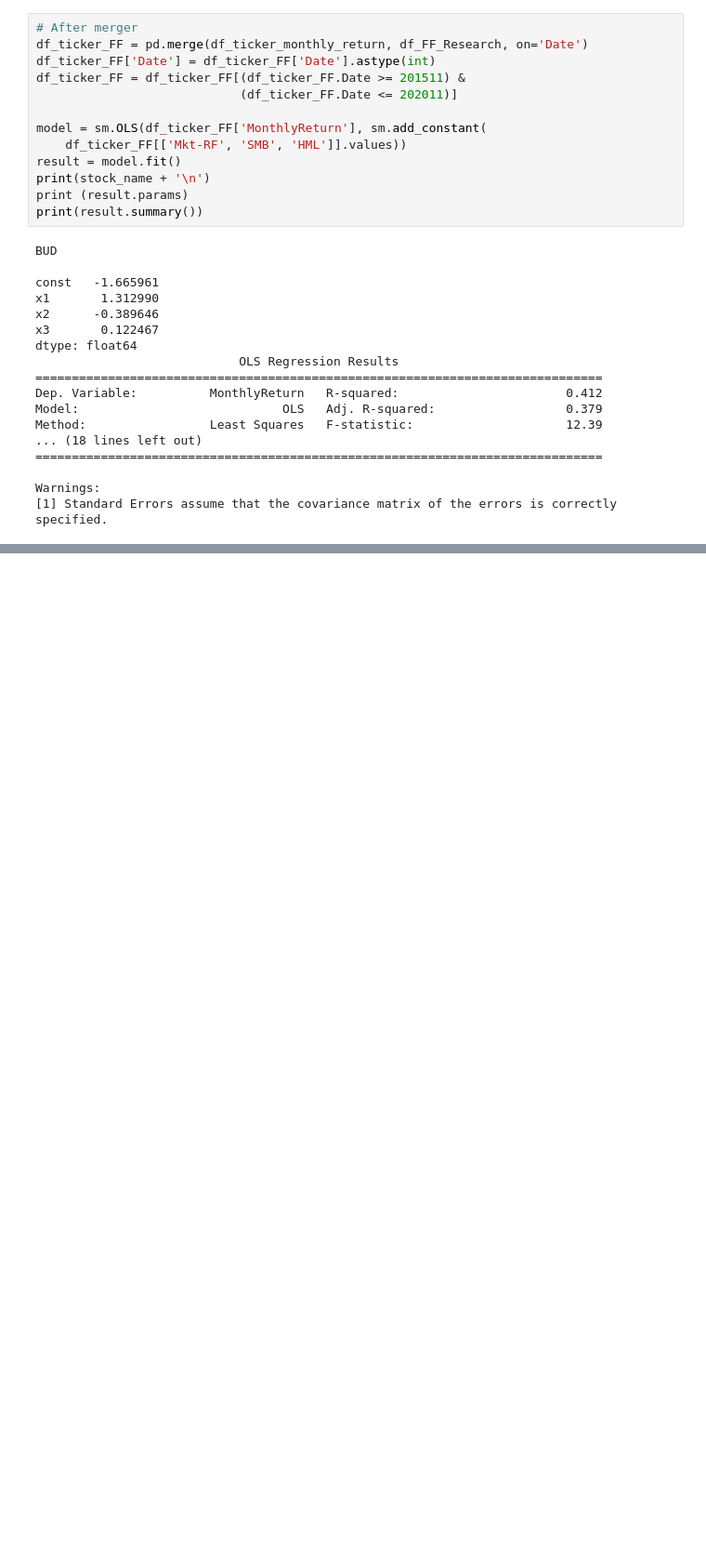
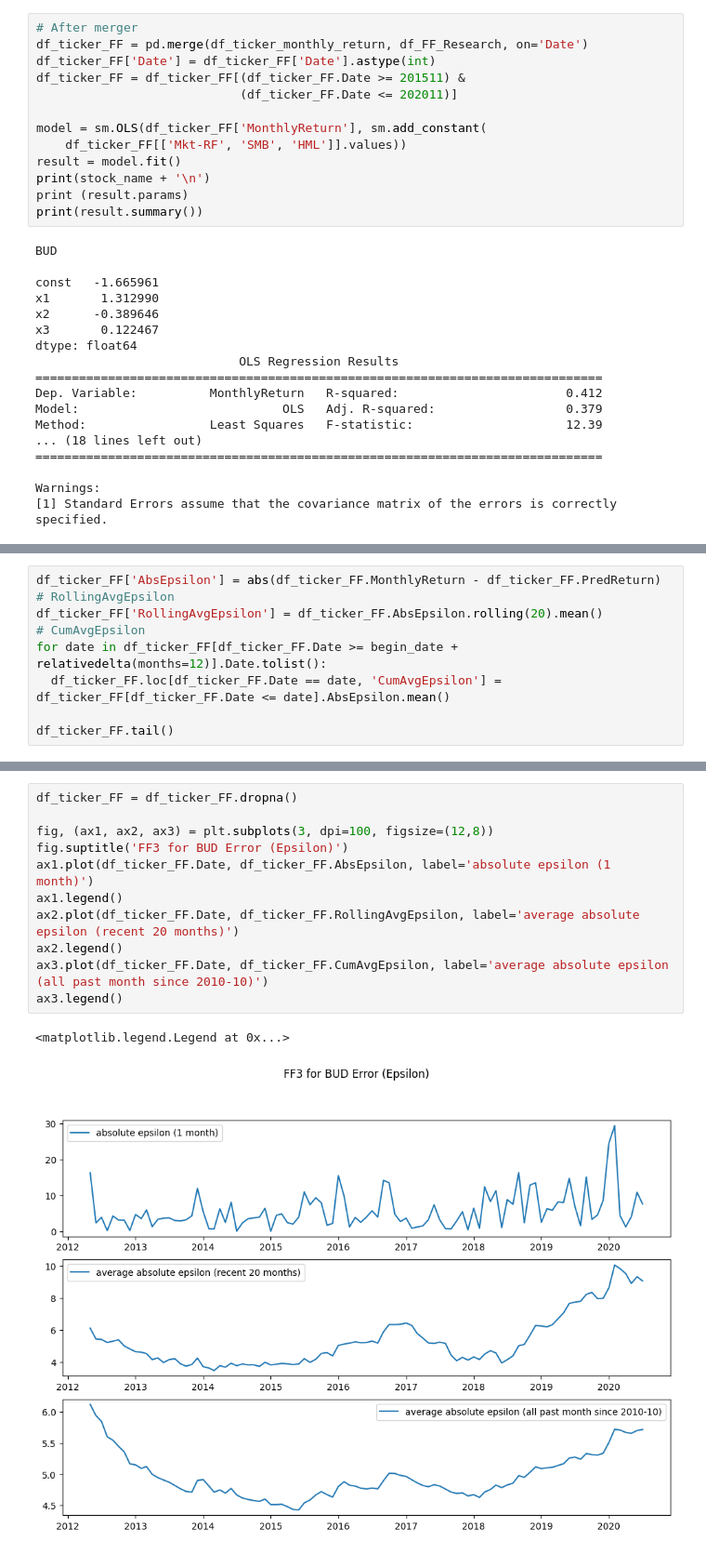
Before and after one commit to chrisliii/FINE-452, a Jupyter notebook: Fama_French.ipynb, the cells around one changed output, grey strips where cells are left out. Shown at 93% size. Saved outputs shown, nothing was run; the diff lists cells and outputs as text; blank space fills up the shorter version.

```diff
--- a/Fama_French.ipynb
+++ b/Fama_French.ipynb
@@ -249,0 +339,9 @@ plt.show()
+# %%
+df_ticker_FF['AbsEpsilon'] = abs(df_ticker_FF.MonthlyReturn - df_ticker_FF.PredReturn)
+# RollingAvgEpsilon
+df_ticker_FF['RollingAvgEpsilon'] = df_ticker_FF.AbsEpsilon.rolling(20).mean()
+# CumAvgEpsilon
+for date in df_ticker_FF[df_ticker_FF.Date >= begin_date + relativedelta(months=12)].Date.tolist():
+  df_ticker_FF.loc[df_ticker_FF.Date == date, 'CumAvgEpsilon'] = df_ticker_FF[df_ticker_FF.Date <= date].AbsEpsilon.mean()
+
+df_ticker_FF.tail()
@@ -249,0 +355,14 @@ plt.show()
+# %%
+df_ticker_FF = df_ticker_FF.dropna()
+
+fig, (ax1, ax2, ax3) = plt.subplots(3, dpi=100, figsize=(12,8))
+fig.suptitle('FF3 for BUD Error (Epsilon)')
+ax1.plot(df_ticker_FF.Date, df_ticker_FF.AbsEpsilon, label='absolute epsilon (1 month)')
+ax1.legend()
+ax2.plot(df_ticker_FF.Date, df_ticker_FF.RollingAvgEpsilon, label='average absolute epsilon (recent 20 months)')
+ax2.legend()
+ax3.plot(df_ticker_FF.Date, df_ticker_FF.CumAvgEpsilon, label='average absolute epsilon (all past month since 2010-10)')
+ax3.legend()
+# %% [output]
+<matplotlib.legend.Legend at 0x...>
+[figure, added]
```
Also changed, not shown: parts of 12 cells of this notebook.
